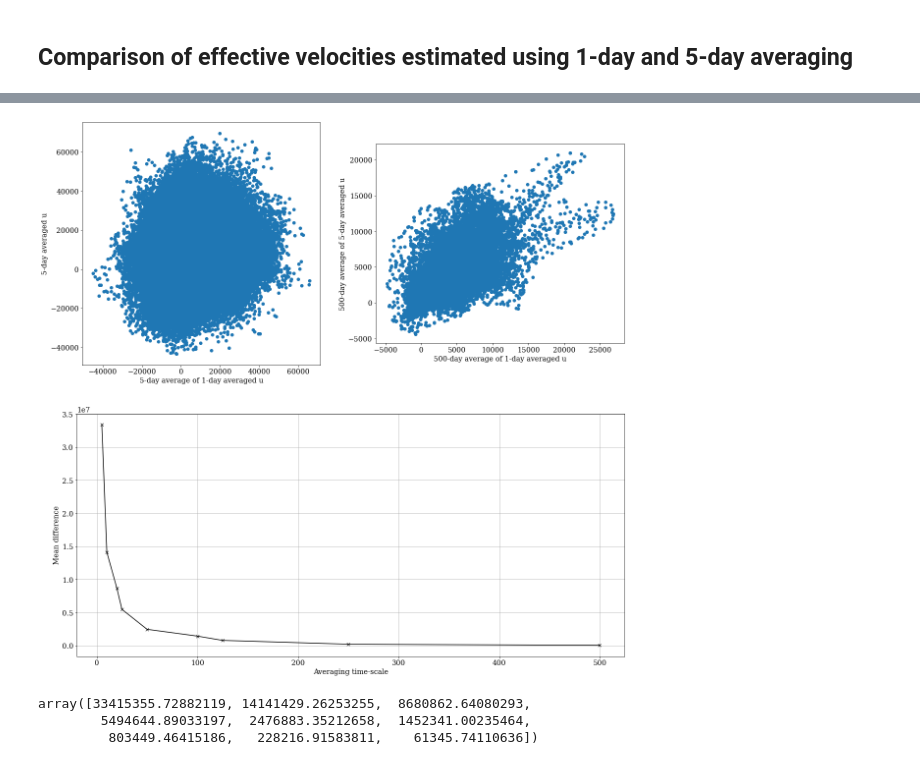
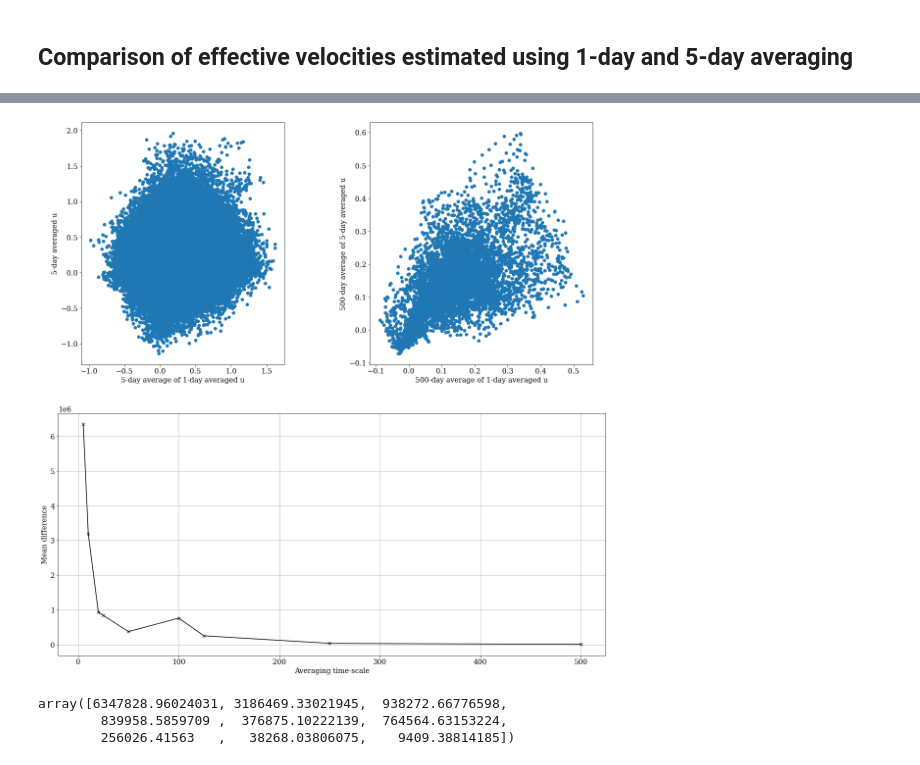
Before and after one commit to ocean-eddy-cpt/NeverWorld2, a Jupyter notebook: tests.ipynb, the cells around one changed output, grey strips where cells are left out. Drawn from its saved outputs; the diff is of its cells as text; code cells hidden in the pictures.

```diff
--- a/tests.ipynb
+++ b/tests.ipynb
@@ -104,11 +104,11 @@ def interp_h_to_v(h):
 # %%
 # 1-day averaged effective zonal velocity
 h_at_u = interp_h_to_u(av1.h.astype(float).values) # m
-u_eff1 = (av1.uh.astype(float))/(h_at_u + 1e-20) # m^2/s (divide by st.dyCu to get the right units)
+u_eff1 = (av1.uh.astype(float))/(h_at_u*st.dyCu.values.astype(float) + 1e-20) # m/s (divide by st.dyCu [m] to get the right units)
 
 # 5-day averaged effective zonal velocity
 h_at_u = interp_h_to_u(av5.h.astype(float).values) # m
-u_eff5 = (av5.uh.astype(float))/(h_at_u + 1e-20) # m^2/s (divide by st.dyCu to get the right units)
+u_eff5 = (av5.uh.astype(float))/(h_at_u*st.dyCu.values.astype(float) + 1e-20) # m/s (divide by st.dyCu [m] to get the right units)
 
 # 500-day averaged zonal velocity
 u_lm = lm.u.sel(time=slice(start_time,end_time)).values[:,layer_no].astype(float).mean(axis=0)
@@ -139,0 +128,13 @@ v_fine5 = v_temp5.mean(axis=0) # m^2/s
+# %%
+lat_i = 36
+lat_f = 120
+lon_i = 80
+lon_f = 160
+lat_size = lat_f - lat_i
+lon_size = lon_f - lon_i
+
+u1 = u_eff1.sel(time=slice(start_time,end_time)).values[:,layer_no,lat_i:lat_f,lon_i:lon_f]
+u5 = u_eff5.sel(time=slice(start_time,end_time)).values[:,layer_no,lat_i:lat_f,lon_i:lon_f]
+
+v1 = v_eff1.sel(time=slice(start_time,end_time)).values[:,layer_no,lat_i:lat_f,lon_i:lon_f]
+v5 = v_eff5.sel(time=slice(start_time,end_time)).values[:,layer_no,lat_i:lat_f,lon_i:lon_f]
@@ -140,3 +148,3 @@ v_fine5 = v_temp5.mean(axis=0) # m^2/s
 # %%
 group = 5
-u_temp1_5 = u_temp1.reshape((-1, group, lat_no, len(av1.xq.values))).mean(axis=1) # 5-day averaged velocity obtained from the 1-day averaged value
+u1_5 = u1.reshape((-1, group, lat_size, lon_size)).mean(axis=1) # 5-day averaged velocity obtained from the 1-day averaged value
@@ -172,37 +202,37 @@ Text(0, 0.5, '5-day averaged of u')
 # %%
 time_avg = [1,2,4,5,10,20,25,50,100]
 difference = np.zeros((len(time_avg)))
 
 for i in range(len(time_avg)):
-    u_temp1_avg = u_temp1_5.reshape((-1, time_avg[i], 161, 241)).mean(axis=1) # longer-time averages estimated from 1-day averaged values
-    u_temp5_avg = u_temp5.reshape((-1, time_avg[i], 161, 241)).mean(axis=1) # longer-time averages estimated from 5-day averaged values
-    difference[i] = np.nansum(abs(u_temp1_avg-u_temp5_avg)/abs(u_temp5_avg)) # Mean difference
+    u1_tavg = u1_5.reshape((-1, time_avg[i], lat_size, lon_size)).mean(axis=1) # longer-time averages estimated from 1-day averaged values
+    u5_tavg = u5.reshape((-1, time_avg[i], lat_size, lon_size)).mean(axis=1) # longer-time averages estimated from 5-day averaged values
+    difference[i] = np.nansum(abs(u1_tavg-u5_tavg)/abs(u5_tavg)) # Mean difference
 
 
 plt.figure(figsize=(20,20))
 plt.subplot(2,2,1)
-plt.scatter(u_temp1_5,u_temp5)
+plt.scatter(u1_5,u5)
 plt.gca().set_aspect('equal', adjustable='box')
 plt.xlabel('5-day average of 1-day averaged u')
 plt.ylabel('5-day averaged u')
 
 plt.subplot(2,2,2)
-plt.scatter(u_temp1_avg,u_temp5_avg)
+plt.scatter(u1_tavg,u5_tavg)
 plt.gca().set_aspect('equal', adjustable='box')
 plt.xlabel('500-day average of 1-day averaged u')
 plt.ylabel('500-day average of 5-day averaged u')
 
 plt.subplot(2,1,2)
 plt.plot(np.array(time_avg)*5,difference,'kx-')
 plt.ylabel('Mean difference')
 plt.xlabel('Averaging time-scale')
 plt.grid()
 plt.savefig('Comparison_velocities.png', dpi=200,bbox_inches='tight',pad_inches=0)
 # %% [output]
-[figure, old version]
+[figure, new version]
 # %%
 difference
 # %% [output]
-array([33415355.72882119, 14141429.26253255,  8680862.64080293,
-        5494644.89033197,  2476883.35212658,  1452341.00235464,
-         803449.46415186,   228216.91583811,    61345.74110636])
+array([6347828.96024031, 3186469.33021945,  938272.66776598,
+        839958.5859709 ,  376875.10222139,  764564.63153224,
+        256026.41563   ,   38268.03806075,    9409.38814185])
```
Also changed, not shown: parts of 11 cells of this notebook.
